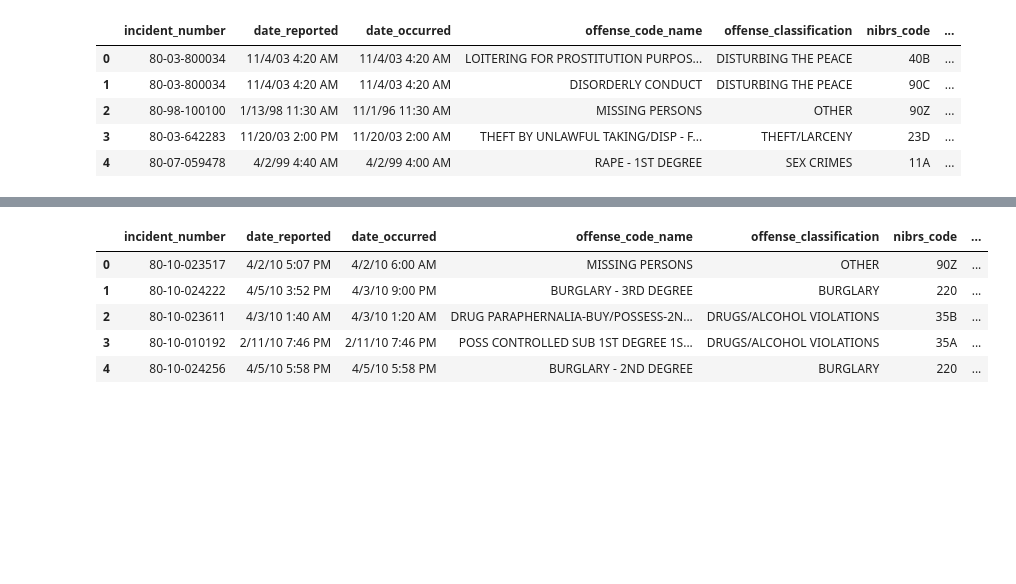
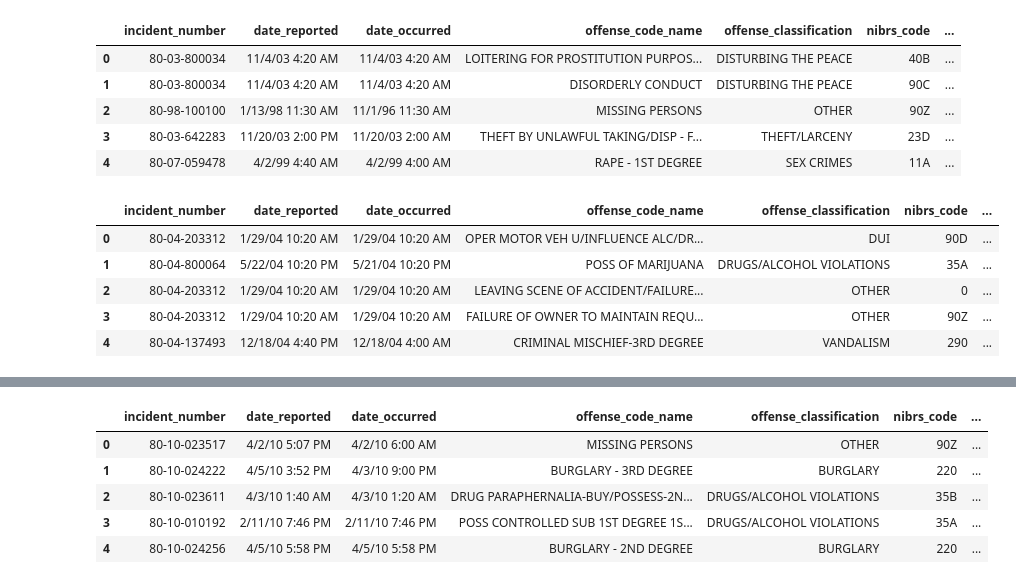
Before and after one commit to JonLar1/Lou_Crime_Data, a Jupyter notebook: notebooks/lou_crime_report.ipynb, the cells around one changed output, grey strips where cells are left out. Drawn from its saved outputs; the diff is of its cells as text; code cells hidden in the pictures; blank space fills up the shorter version.

```diff
--- a/notebooks/lou_crime_report.ipynb
+++ b/notebooks/lou_crime_report.ipynb
@@ -273,3 +324,33 @@ df_2003.head()
 | 2 | 80-98-100100 | 1/13/98 11:30 AM | 11/1/96 11:30 AM | MISSING PERSONS | OTHER | 90Z | ... |
 | 3 | 80-03-642283 | 11/20/03 2:00 PM | 11/20/03 2:00 AM | THEFT BY UNLAWFUL TAKING/DISP - F... | THEFT/LARCENY | 23D | ... |
 | 4 | 80-07-059478 | 4/2/99 4:40 AM | 4/2/99 4:00 AM | RAPE - 1ST DEGREE | SEX CRIMES | 11A | ... |
+# %%
+df_2004 = df_2004.rename(columns={
+    'INCIDENT_NUMBER': 'incident_number',
+    'DATE_REPORTED': 'date_reported',
+    'DATE_OCCURED': 'date_occurred',
+    'UOR_DESC': 'offense_code_name',
+    'CRIME_TYPE': 'offense_classification',
+    'NIBRS_CODE': 'nibrs_code',
+    'UCR_HIERARCHY': 'nibrs_group_name',
+    'ATT_COMP': 'was_offense_completed',
+    'LMPD_DIVISION': 'lmpd_division',
+    'LMPD_BEAT': 'lmpd_beat',
+    'PREMISE_TYPE': 'location_category',
+    'BLOCK_ADDRESS': 'block_address',
+    'CITY': 'city',
+    'ZIP_CODE': 'zip_code',
+    'ObjectId': 'ObjectId'
+})
+
+df_2004 = df_2004.drop(columns=['ID'])
+df_2004 = df_2004.drop(columns=['ObjectId'])
+
+df_2004.head()
+# %% [output]
+|  | incident_number | date_reported | date_occurred | offense_code_name | offense_classification | nibrs_code | ... |
+| 0 | 80-04-203312 | 1/29/04 10:20 AM | 1/29/04 10:20 AM | OPER MOTOR VEH U/INFLUENCE ALC/DR... | DUI | 90D | ... |
+| 1 | 80-04-800064 | 5/22/04 10:20 PM | 5/21/04 10:20 PM | POSS OF MARIJUANA | DRUGS/ALCOHOL VIOLATIONS | 35A | ... |
+| 2 | 80-04-203312 | 1/29/04 10:20 AM | 1/29/04 10:20 AM | LEAVING SCENE OF ACCIDENT/FAILURE... | OTHER | 0 | ... |
+| 3 | 80-04-203312 | 1/29/04 10:20 AM | 1/29/04 10:20 AM | FAILURE OF OWNER TO MAINTAIN REQU... | OTHER | 90Z | ... |
+| 4 | 80-04-137493 | 12/18/04 4:40 PM | 12/18/04 4:00 AM | CRIMINAL MISCHIEF-3RD DEGREE | VANDALISM | 290 | ... |
```
Also changed, not shown: parts of 26 cells of this notebook, 17 other files.
